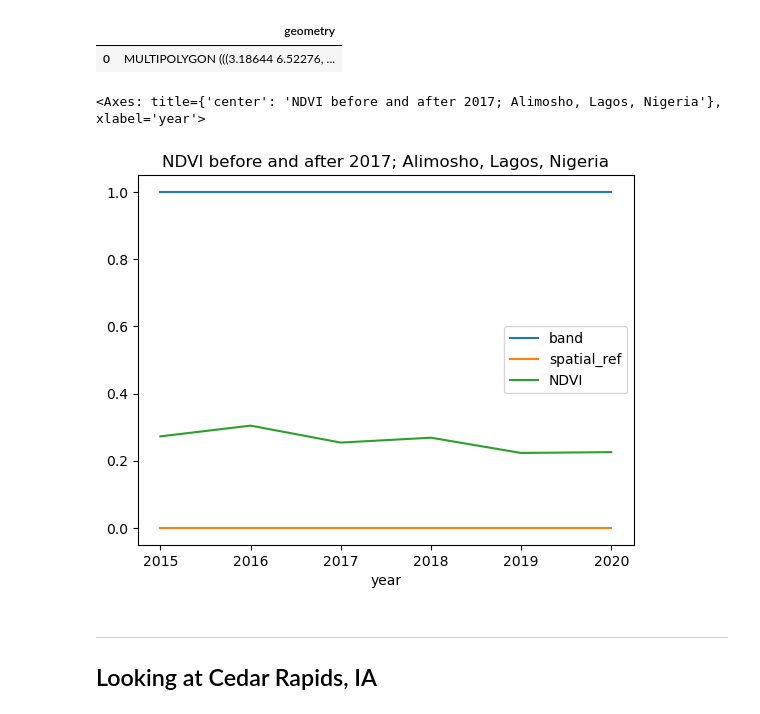
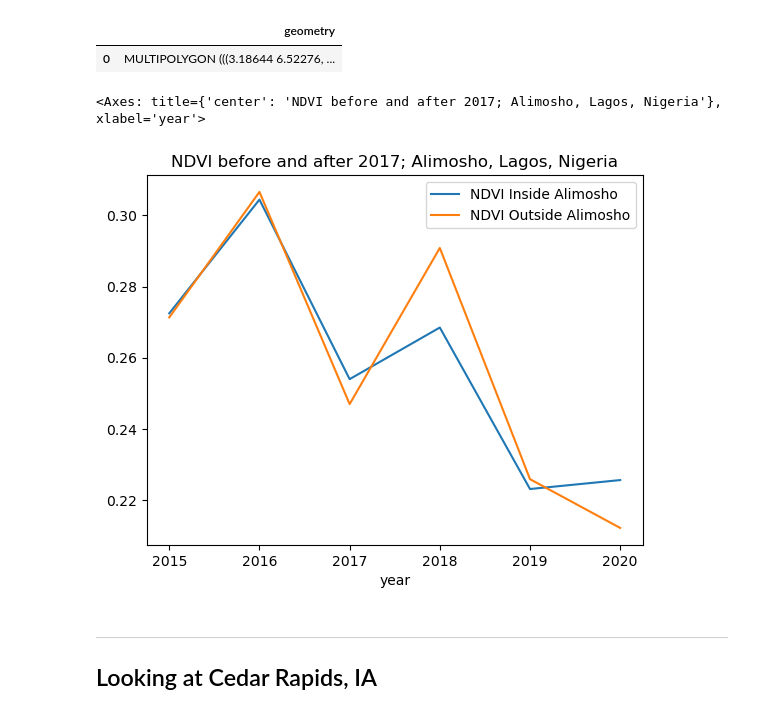
Before and after one commit to cu-esiil-edu/shortcourse-02-vegetation-nquarder, a Jupyter notebook: vegetation.ipynb, the cells around one changed output. Cells and saved outputs as stored; diff of their text form; code cells hidden in the pictures.

```diff
--- a/vegetation.ipynb
+++ b/vegetation.ipynb
@@ -763,15 +760,15 @@ lagos_jul_ndvi_df = (
     jul_ndvi_lagos_df[['NDVI']]
     .join(
         jul_ndvi_lagos_out_df[['NDVI']],
-        lsuffix=' Burned Area', rsuffix=' Unburned Area')
+        lsuffix=' Inside Alimosho', rsuffix=' Outside Alimosho')
 )
 # %%
 # Plot difference inside and outside the reservation
-jul_ndvi_lagos_df.plot(
+lagos_jul_ndvi_df.plot(
     title='NDVI before and after 2017; Alimosho, Lagos, Nigeria')
 # %% [output]
 <Axes: title={'center': 'NDVI before and after 2017; Alimosho, Lagos, Nigeria'}, xlabel='year'>
-[figure, old version]
+[figure, new version]
 # %% [markdown]
 ***
 
```
Also changed, not shown: parts of 5 cells of this notebook.
